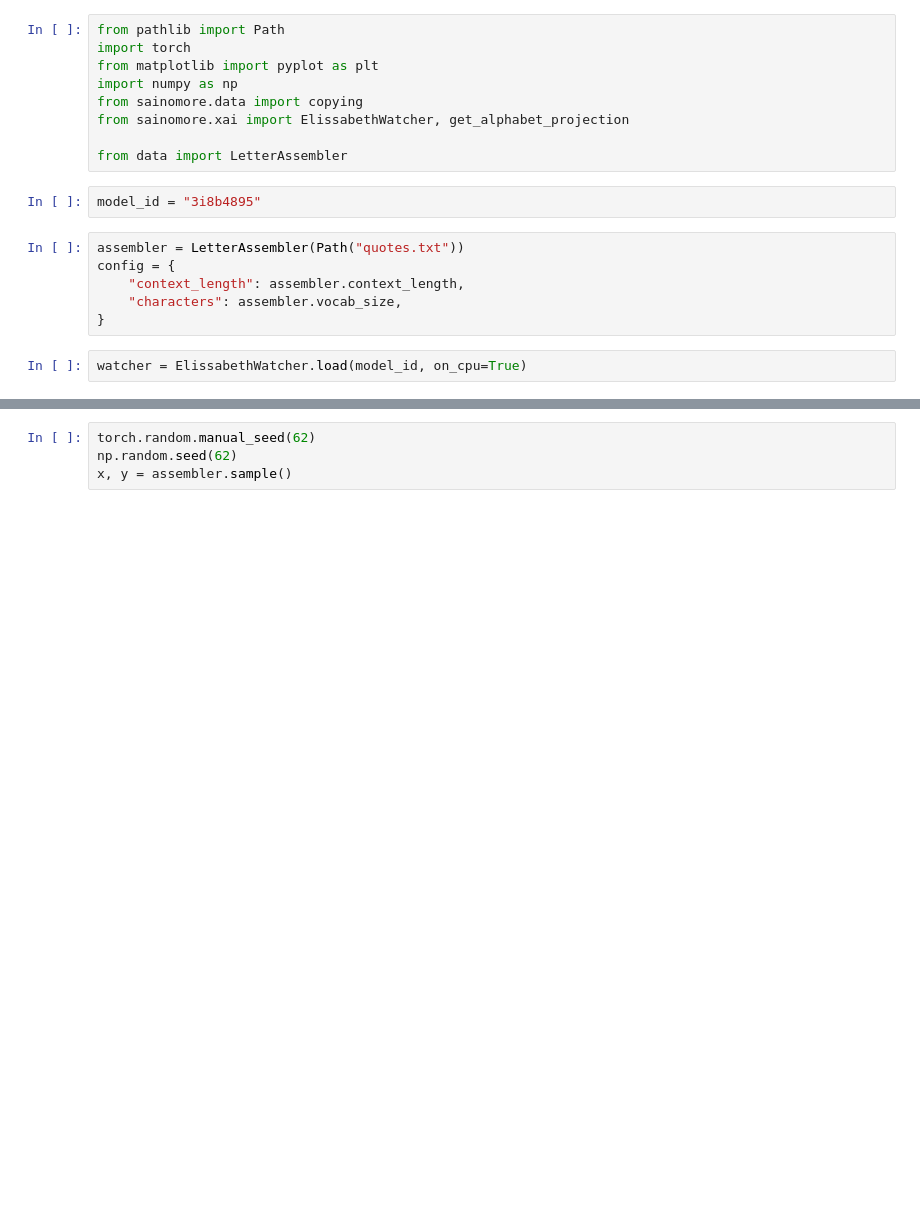
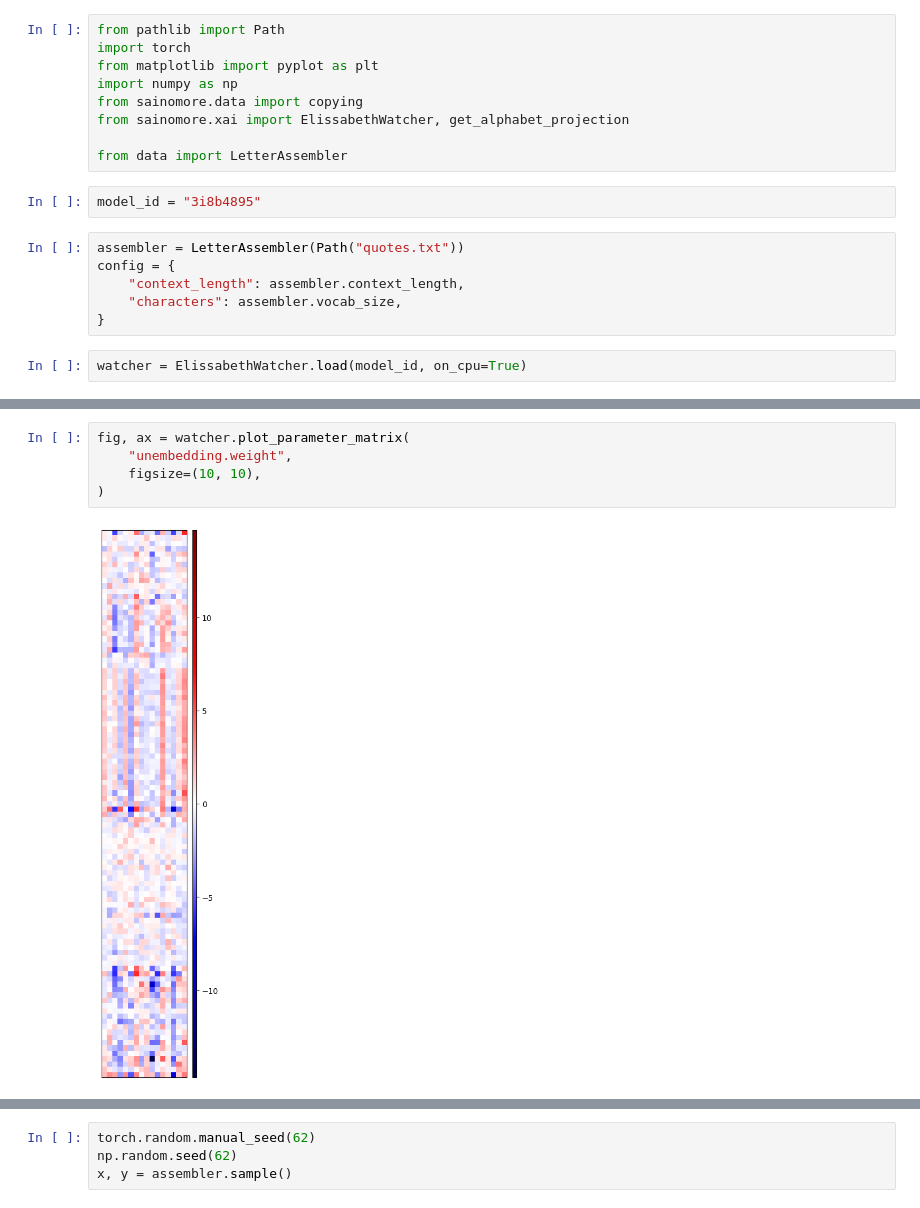
Before and after one commit to irkri/elissabeth, a Jupyter notebook: projects/makemore_replicate/watcher.ipynb, the cells around one changed output, grey strips where cells are left out. Cells and saved outputs as stored; diff of their text form; blank space fills up the shorter version.

```diff
--- a/projects/makemore_replicate/watcher.ipynb
+++ b/projects/makemore_replicate/watcher.ipynb
@@ -19,0 +65,7 @@ watcher = ElissabethWatcher.load(model_id, on_cpu=True)
+# %%
+fig, ax = watcher.plot_parameter_matrix(
+    "unembedding.weight",
+    figsize=(10, 10),
+)
+# %% [output]
+[figure, added]
```
Also changed, not shown: parts of 22 cells of this notebook, 4 other files.
